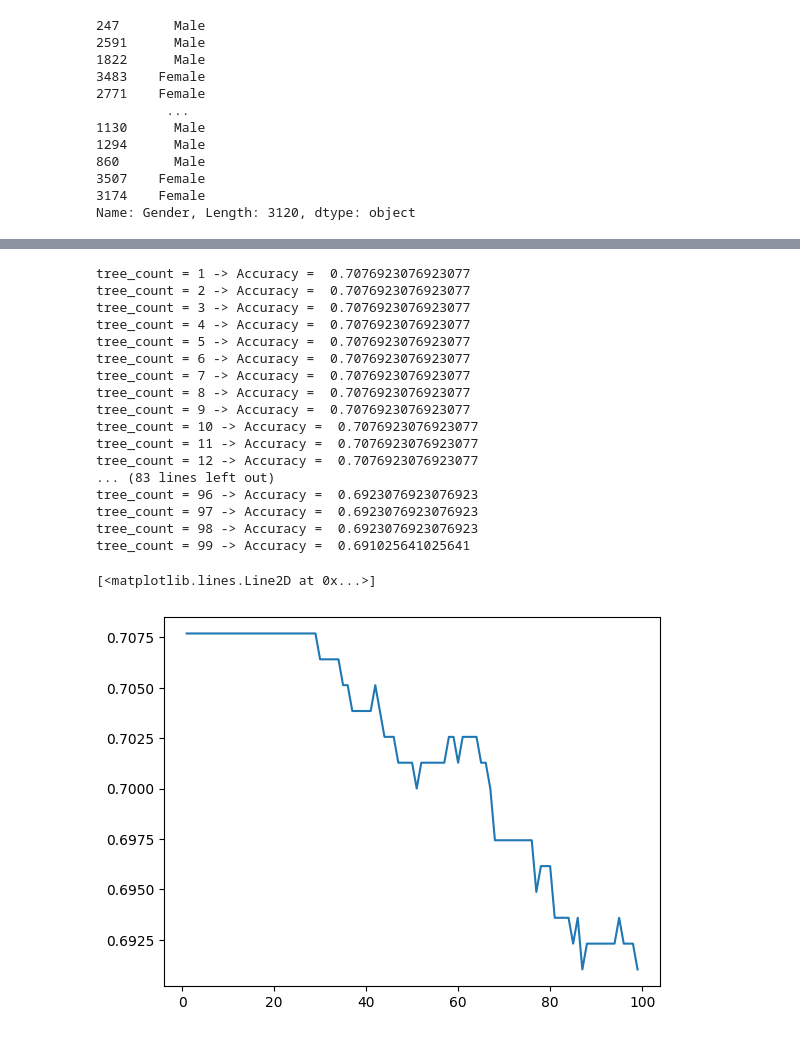
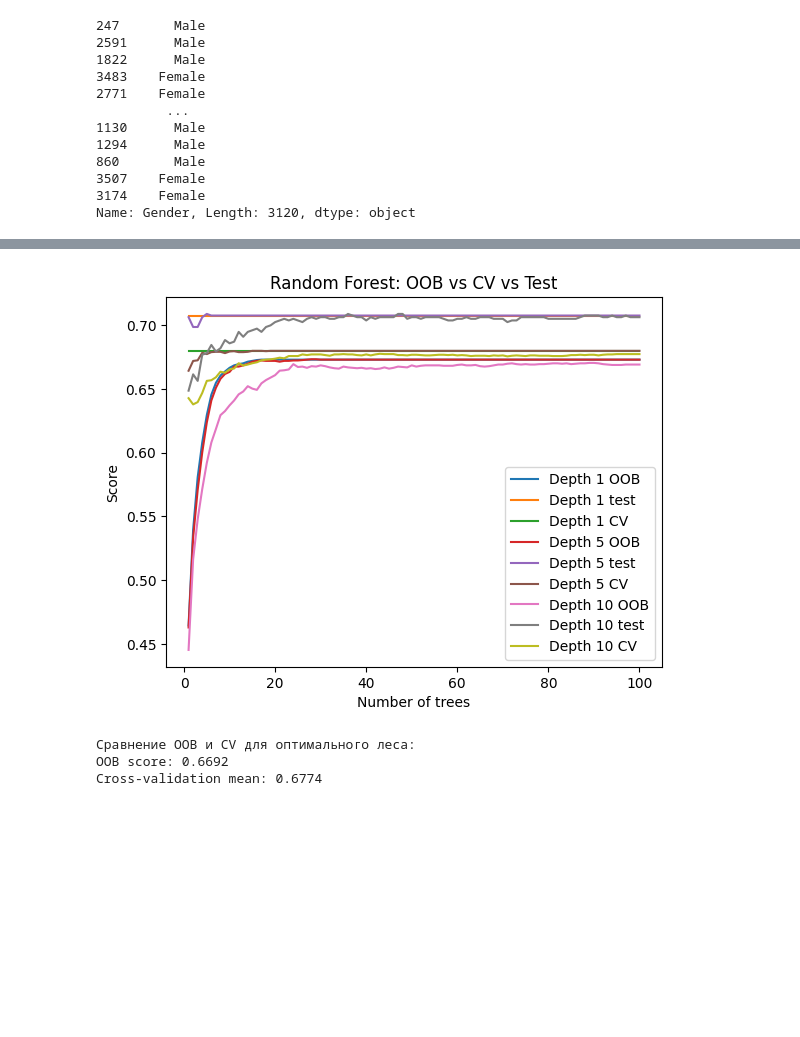
Before and after one commit to DmitriyKunitsin/ML, a Jupyter notebook: Lab_3/lab3.ipynb, the cells around one changed output, grey strips where cells are left out. Saved outputs shown, nothing was run; the diff lists cells and outputs as text; code cells hidden in the pictures; blank space fills up the shorter version.

```diff
--- a/Lab_3/lab3.ipynb
+++ b/Lab_3/lab3.ipynb
@@ -191,32 +241,29 @@ leaf_count = 24 -> Accuracy =  0.6897435897435897
 # %%
-import matplotlib.pyplot as plt
-max_tree_count = 100
-value = []
-x = [i for i in range(1,max_tree_count)]
-for tree_count in range(1, max_tree_count, 1):
-    clf = GradientBoostingClassifier(max_depth=3, n_estimators=tree_count)
-    clf = clf.fit(X_train, y_train)
-    predictions = clf.predict(X_test)
-    print(f'tree_count = {tree_count} -> Accuracy = ', metrics.accuracy_score(y_test, predictions))
-    value.append(metrics.accuracy_score(y_test, predictions))
-plt.plot(x, value)
+for depth in depths:
+    oob_scores = [] # список для OOB-оценок
+    cv_scores = [] # список для средней точности по кросс-валидации
+    test_scores = [] # список для точности на тестовой выборке
+    for n in range(1, max_trees+1):
+        rf = RandomForestClassifier(max_depth=depth, n_estimators=n, oob_score=True, random_state=42)
+        rf.fit(X_train, y_train)
+        oob_scores.append(rf.oob_score_) # OOB-оценка
+        test_scores.append(accuracy_score(y_test, rf.predict(X_test)))
+        cv_scores.append(cross_val_score(rf, X, y, cv=5).mean())
+
+    plt.plot(range(1, max_trees+1), oob_scores, label=f'Depth {depth} OOB')
+    plt.plot(range(1, max_trees+1), test_scores, label=f'Depth {depth} test')
+    plt.plot(range(1, max_trees+1), cv_scores, label=f'Depth {depth} CV')
+plt.xlabel('Number of trees')
+plt.ylabel('Score')
+plt.legend()
+plt.title('Random Forest: OOB vs CV vs Test')
+plt.show()
+
+print("Сравнение OOB и CV для оптимального леса:")
+print(f"OOB score: {rf.oob_score_:.4f}")
+print(f"Cross-validation mean: {cross_val_score(rf, X, y, cv=5).mean():.4f}")
 # %% [output]
+[figure, new version]
-tree_count = 1 -> Accuracy =  0.7076923076923077
-tree_count = 2 -> Accuracy =  0.7076923076923077
-tree_count = 3 -> Accuracy =  0.7076923076923077
-tree_count = 4 -> Accuracy =  0.7076923076923077
-tree_count = 5 -> Accuracy =  0.7076923076923077
-tree_count = 6 -> Accuracy =  0.7076923076923077
-tree_count = 7 -> Accuracy =  0.7076923076923077
-tree_count = 8 -> Accuracy =  0.7076923076923077
-tree_count = 9 -> Accuracy =  0.7076923076923077
-tree_count = 10 -> Accuracy =  0.7076923076923077
-tree_count = 11 -> Accuracy =  0.7076923076923077
-tree_count = 12 -> Accuracy =  0.7076923076923077
-... (83 lines left out)
-tree_count = 96 -> Accuracy =  0.6923076923076923
-tree_count = 97 -> Accuracy =  0.6923076923076923
-tree_count = 98 -> Accuracy =  0.6923076923076923
-tree_count = 99 -> Accuracy =  0.691025641025641
+Сравнение OOB и CV для оптимального леса:
+OOB score: 0.6692
+Cross-validation mean: 0.6774
-[<matplotlib.lines.Line2D at 0x...>]
-[figure, old version]
```
Also changed, not shown: parts of 27 cells of this notebook.
